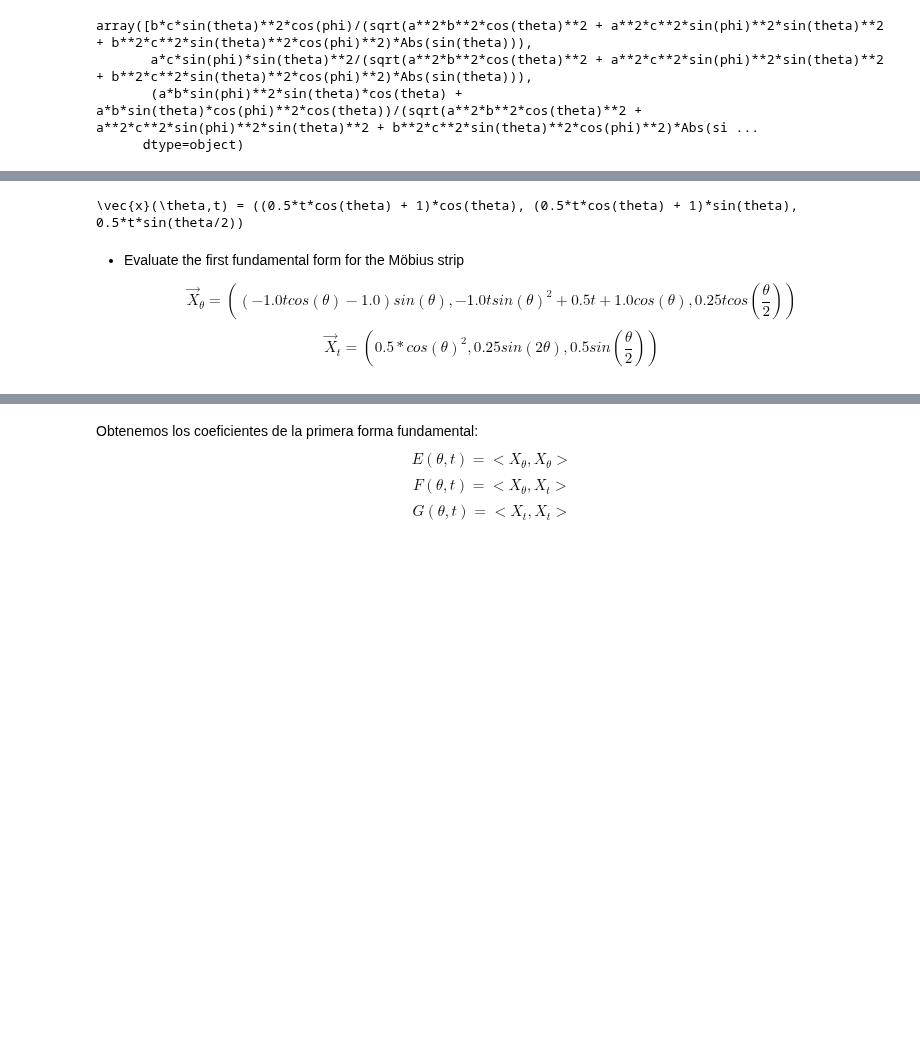
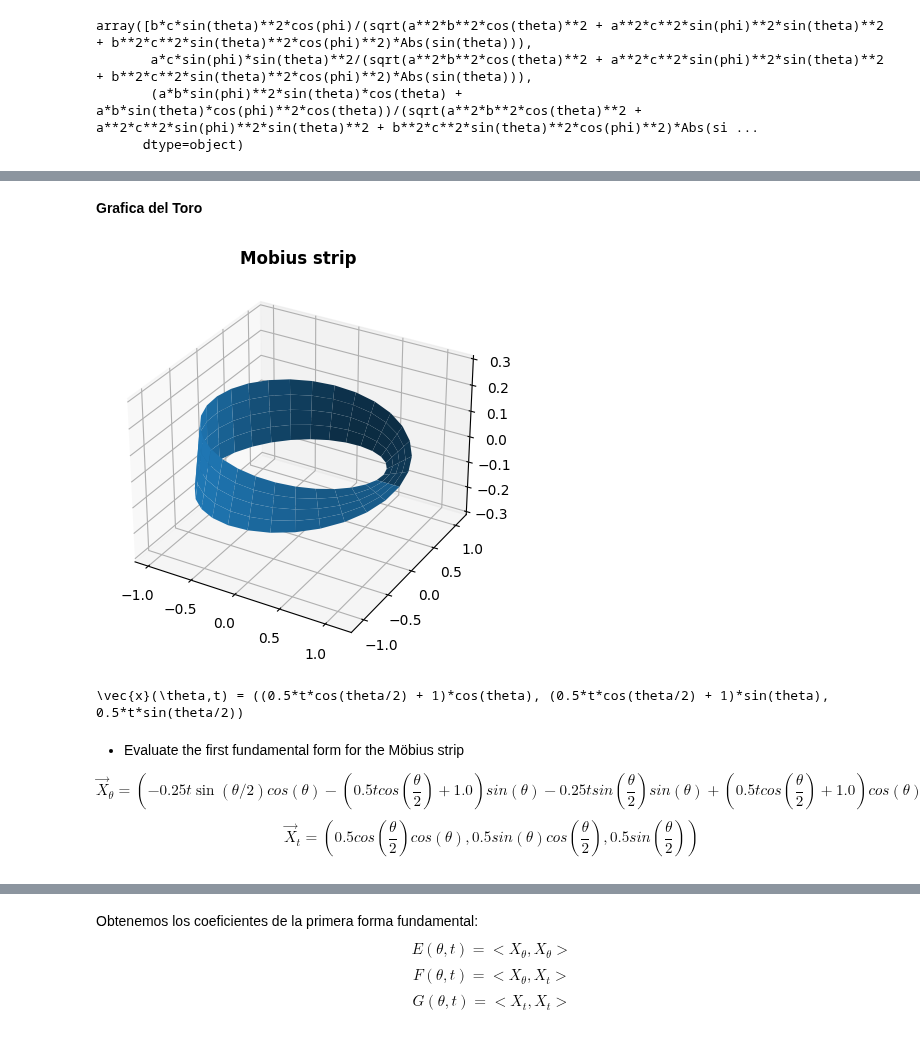
Before and after one commit to DayaVale/Geometria_Computacional, a Jupyter notebook: Homework4/Homework4.ipynb, the cells around one changed output, grey strips where cells are left out. Cells and saved outputs as stored; diff of their text form; code cells hidden in the pictures; blank space fills up the shorter version.

```diff
--- a/Homework4/Homework4.ipynb
+++ b/Homework4/Homework4.ipynb
@@ -191,23 +289,41 @@ $$\vec{x}(\theta,t) = ((1+\frac{1}{2} t cos\theta)cos\theta,(1+\frac{1}{2} t cos
 for
 
 $$U = \{(θ, t) ∈ R^{2}| − 0.25 < t < 0.25, 0 < θ < 2π\}$$
+# %% [markdown]
+**Grafica del Toro**
+# %%
+fig = plt. figure ( figsize =(9, 5))
+ax = plt . axes ( projection ='3d')
+a = np. linspace (0, 2.0 * np.pi ,30)
+b = np. linspace (-0.25 , 0.25 , 5)
+a, b = np. meshgrid (a, b)
+x = (1 + 0.5 * b * np.cos(a / 2.0)) * np.cos(a)
+y = (1 + 0.5 * b * np.cos(a / 2.0)) * np.sin(a)
+z = 0.5 * b * np.sin(a / 2.0)
+ax. plot_surface (x, y, z, linewidth =2)
+ax. set_title ("Mobius strip", weight = "bold")
+ax. set_zlim ([-0.3,0.3])
+plt. show ()
+# %% [output]
+[figure, added]
 # %%
 theta,t = sp.symbols('theta,t', reals = True, positive = True)
 N,dx_theta,dx_t,x,y,z = sp.symbols("N,dx_theta,dx_t,x,y,z", cls = sp.Function)
 # %%
-x = (1+(1/2)*t*sp.cos(theta))*sp.cos(theta)
-y = (1+(1/2)*t*sp.cos(theta))*sp.sin(theta)
+x = (1+(1/2)*t*sp.cos(theta/2))*sp.cos(theta)
+y = (1+(1/2)*t*sp.cos(theta/2))*sp.sin(theta)
 z = (1/2)*t*sp.sin(theta/2)
 print(r"\vec{x}(\theta,t) =",(x,y,z))
 # %% [output]
-\vec{x}(\theta,t) = ((0.5*t*cos(theta) + 1)*cos(theta), (0.5*t*cos(theta) + 1)*sin(theta), 0.5*t*sin(theta/2))
+\vec{x}(\theta,t) = ((0.5*t*cos(theta/2) + 1)*cos(theta), (0.5*t*cos(theta/2) + 1)*sin(theta), 0.5*t*sin(theta/2))
 # %% [markdown]
 
 * Evaluate the first fundamental form for the Möbius strip
 
-$$\vec{X}_{\theta} =((-1.0tcos(\theta) - 1.0)sin(\theta)
- , -1.0tsin(\theta)^{2} + 0.5t + 1.0cos(\theta), 0.25tcos(\frac{\theta}{2})) $$
-$$\vec{X}_{t} = (0.5*cos(\theta)^{2}, 0.25sin(2\theta), 0.5sin(\frac{\theta}{2}))$$
+$$\vec{X}_{\theta} =(-0.25t\sin(\theta/2)cos(\theta) - (0.5tcos(\frac{\theta}{2}) + 1.0)sin(\theta)
+ -0.25tsin(\frac{\theta}{2})sin(\theta) + (0.5tcos(\frac{\theta}{2}) + 1.0)cos(\theta)
+ 0.25tcos(\frac{\theta}{2})) $$
+$$\vec{X}_{t} = (0.5cos(\frac{\theta}{2})cos(\theta), 0.5sin(\theta)cos(\frac{\theta}{2}), 0.5sin(\frac{\theta}{2}))$$
 # %%
 # Se Contriye el mapeo
 dX = [[sp.diff(x,theta).simplify(), sp.diff(x,t).simplify()], [sp.diff(y,theta).simplify(), sp.diff(y,t).simplify()],[sp.diff(z,theta).simplify(), sp.diff(z,t).simplify()]]
```
Also changed, not shown: parts of 34 cells of this notebook.
